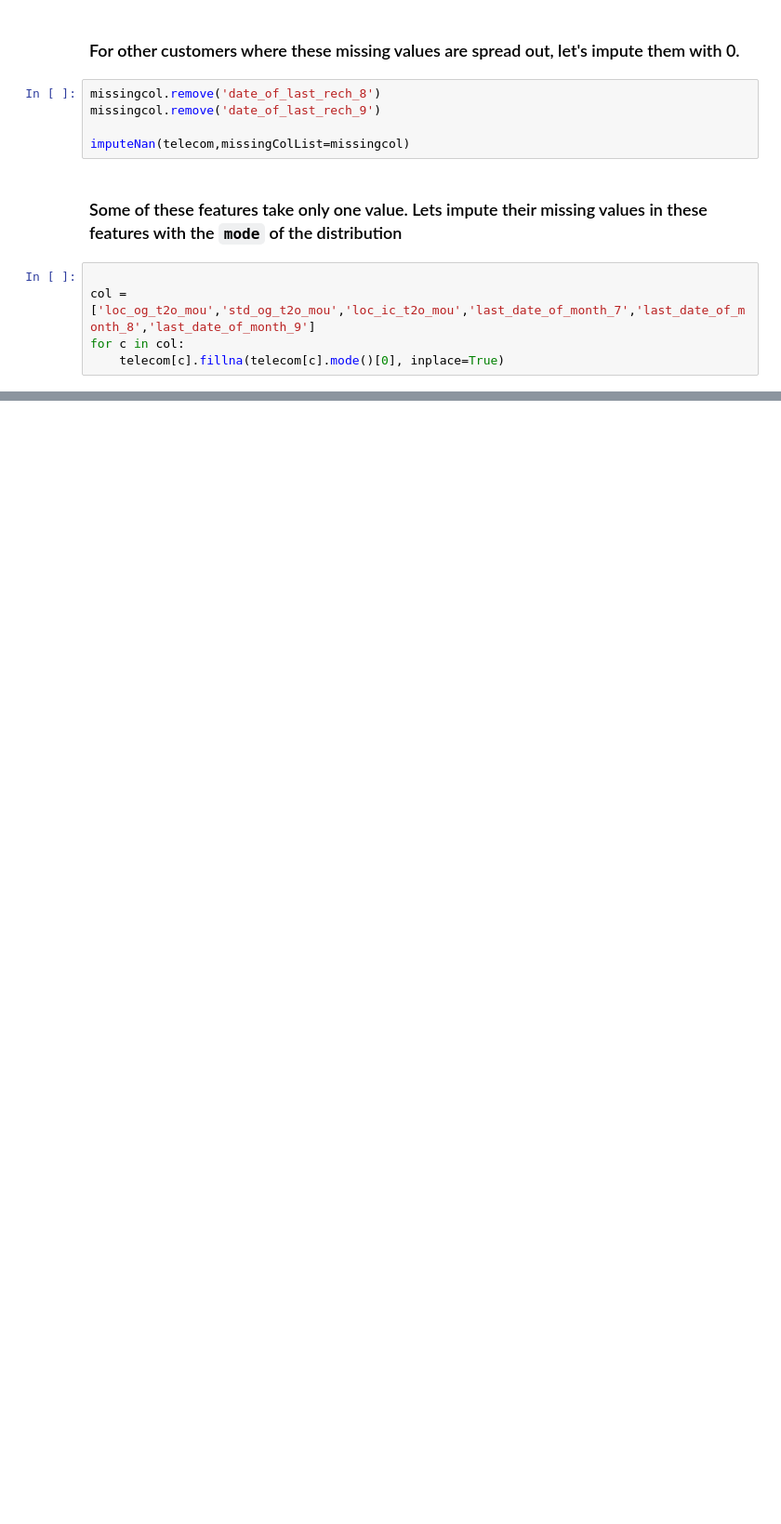
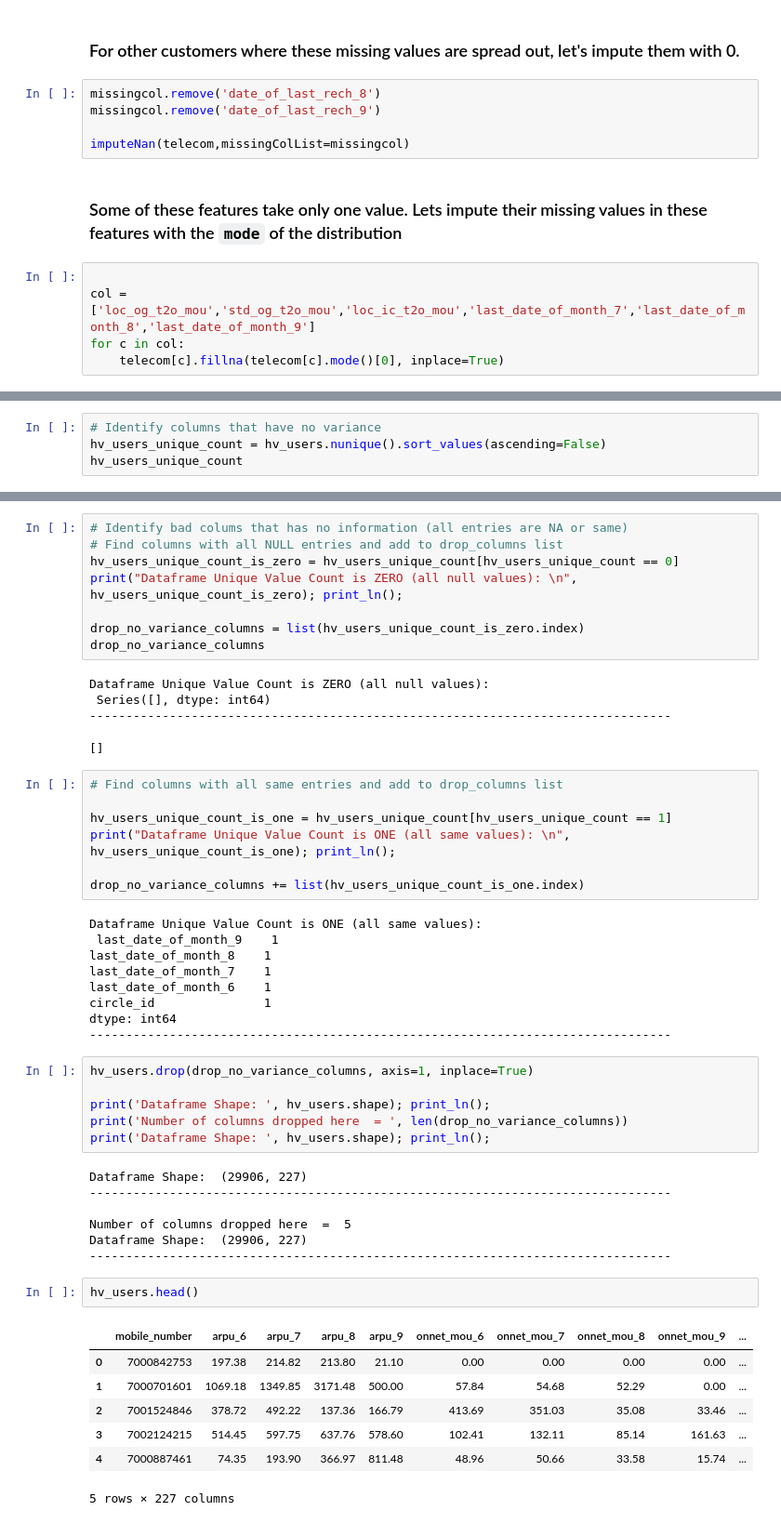
Before and after one commit to abhi18av/telecom_churn, a Jupyter notebook: MachineLearning2/telecomchurn/notebooks/Submission.ipynb, the cells around one changed output, grey strips where cells are left out. Shown: that part at 93% size. Cells and saved outputs as stored; diff of their text form; blank space fills up the shorter version.

```diff
--- a/MachineLearning2/telecomchurn/notebooks/Submission.ipynb
+++ b/MachineLearning2/telecomchurn/notebooks/Submission.ipynb
@@ -367,0 +575,4 @@ for c in col:
+# %%
+# Identify columns that have no variance
+hv_users_unique_count = hv_users.nunique().sort_values(ascending=False)
+hv_users_unique_count
@@ -367,0 +592,52 @@ for c in col:
+# %%
+# Identify bad colums that has no information (all entries are NA or same)
+# Find columns with all NULL entries and add to drop_columns list
+hv_users_unique_count_is_zero = hv_users_unique_count[hv_users_unique_count == 0]
+print("Dataframe Unique Value Count is ZERO (all null values): \n", hv_users_unique_count_is_zero); print_ln();
+
+drop_no_variance_columns = list(hv_users_unique_count_is_zero.index)
+drop_no_variance_columns
+# %% [output]
+Dataframe Unique Value Count is ZERO (all null values):
+ Series([], dtype: int64)
+--------------------------------------------------------------------------------
+[]
+# %%
+# Find columns with all same entries and add to drop_columns list
+
+hv_users_unique_count_is_one = hv_users_unique_count[hv_users_unique_count == 1]
+print("Dataframe Unique Value Count is ONE (all same values): \n", hv_users_unique_count_is_one); print_ln();
+
+drop_no_variance_columns += list(hv_users_unique_count_is_one.index)
+# %% [output]
+Dataframe Unique Value Count is ONE (all same values):
+ last_date_of_month_9    1
+last_date_of_month_8    1
+last_date_of_month_7    1
+last_date_of_month_6    1
+circle_id               1
+dtype: int64
+--------------------------------------------------------------------------------
+# %%
+hv_users.drop(drop_no_variance_columns, axis=1, inplace=True)
+
+print('Dataframe Shape: ', hv_users.shape); print_ln();
+print('Number of columns dropped here  = ', len(drop_no_variance_columns))
+print('Dataframe Shape: ', hv_users.shape); print_ln();
+# %% [output]
+Dataframe Shape:  (29906, 227)
+--------------------------------------------------------------------------------
+
+Number of columns dropped here  =  5
+Dataframe Shape:  (29906, 227)
+--------------------------------------------------------------------------------
+# %%
+hv_users.head()
+# %% [output]
+|  | mobile_number | arpu_6 | arpu_7 | arpu_8 | arpu_9 | onnet_mou_6 | onnet_mou_7 | onnet_mou_8 | onnet_mou_9 | ... |
+| 0 | 7000842753 | 197.38 | 214.82 | 213.80 | 21.10 | 0.00 | 0.00 | 0.00 | 0.00 | ... |
+| 1 | 7000701601 | 1069.18 | 1349.85 | 3171.48 | 500.00 | 57.84 | 54.68 | 52.29 | 0.00 | ... |
+| 2 | 7001524846 | 378.72 | 492.22 | 137.36 | 166.79 | 413.69 | 351.03 | 35.08 | 33.46 | ... |
+| 3 | 7002124215 | 514.45 | 597.75 | 637.76 | 578.60 | 102.41 | 132.11 | 85.14 | 161.63 | ... |
+| 4 | 7000887461 | 74.35 | 193.90 | 366.97 | 811.48 | 48.96 | 50.66 | 33.58 | 15.74 | ... |
+5 rows × 227 columns
```
Also changed, not shown: parts of 62 cells of this notebook.
